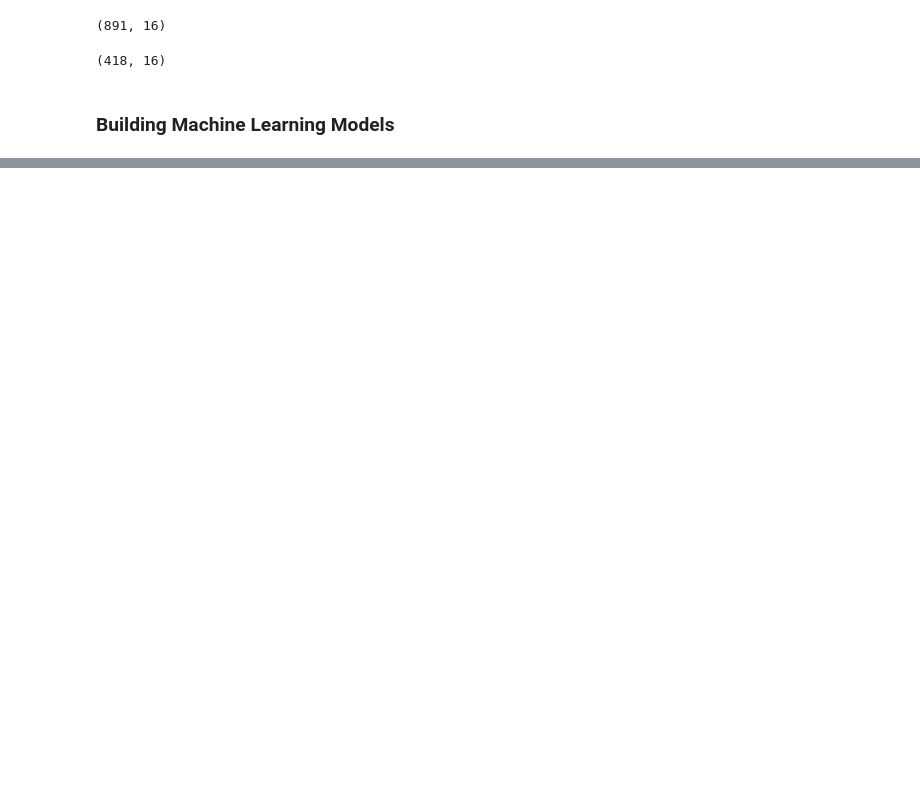
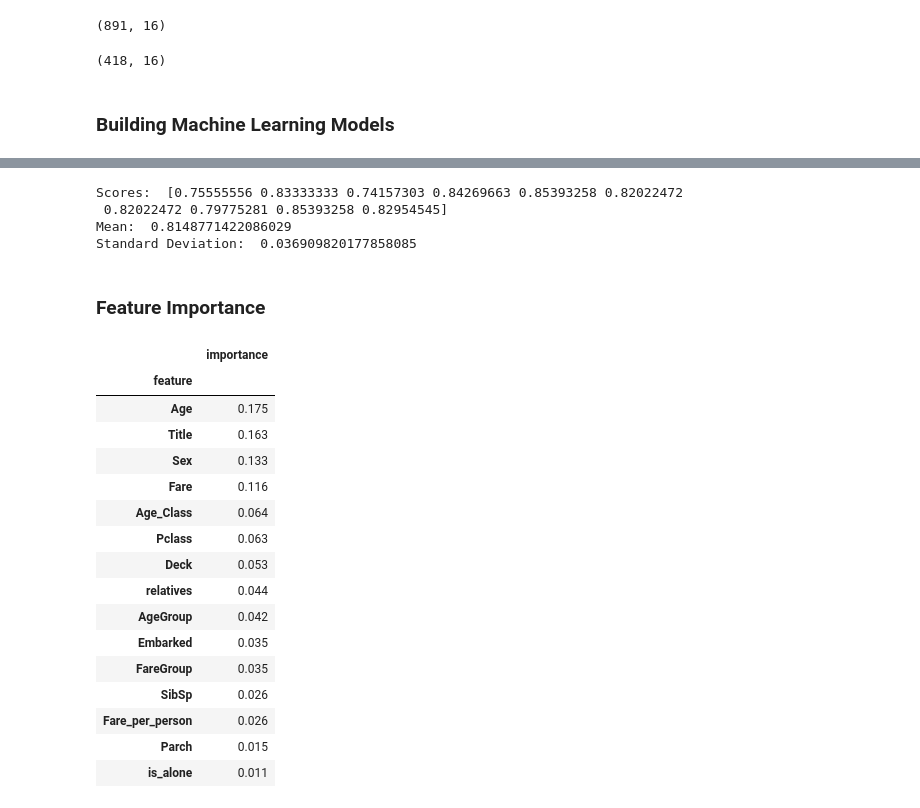
Before and after one commit to lenchyk/ML_Practice, a Jupyter notebook: Titanic/Titanic_anew.ipynb, the cells around one changed output, grey strips where cells are left out. Saved outputs shown, nothing was run; the diff lists cells and outputs as text; code cells hidden in the pictures; blank space fills up the shorter version.

```diff
--- a/Titanic/Titanic_anew.ipynb
+++ b/Titanic/Titanic_anew.ipynb
@@ -383,0 +442,6 @@ test.shape
+# %%
+gaussian = GaussianNB()
+gaussian.fit(X_train, Y_train)
+Y_pred = gaussian.predict(X_test)
+acc_gaussian = round(gaussian.score(X_train, Y_train) * 100, 2)
+acc_gaussian
@@ -383,0 +498,37 @@ test.shape
+# %%
+from sklearn.model_selection import cross_val_score
+rf = RandomForestClassifier(n_estimators = 100)
+scores = cross_val_score(rf, X_train, Y_train, cv=10, scoring='accuracy')
+print("Scores: ", scores)
+print("Mean: ", scores.mean())
+print("Standard Deviation: ", scores.std())
+# %% [output]
+Scores:  [0.75555556 0.83333333 0.74157303 0.84269663 0.85393258 0.82022472
+ 0.82022472 0.79775281 0.85393258 0.82954545]
+Mean:  0.8148771422086029
+Standard Deviation:  0.036909820177858085
+# %% [markdown]
+### Feature Importance
+# %%
+importances = pd.DataFrame({'feature': X_train.columns,
+                           'importance': np.round(random_forest.feature_importances_, 3)})
+importances = importances.sort_values('importance', ascending=False).set_index('feature')
+importances.head(15)
+# %% [output]
+|  | importance |
+| feature |  |
+| Age | 0.175 |
+| Title | 0.163 |
+| Sex | 0.133 |
+| Fare | 0.116 |
+| Age_Class | 0.064 |
+| Pclass | 0.063 |
+| Deck | 0.053 |
+| relatives | 0.044 |
+| AgeGroup | 0.042 |
+| Embarked | 0.035 |
+| FareGroup | 0.035 |
+| SibSp | 0.026 |
+| Fare_per_person | 0.026 |
+| Parch | 0.015 |
+| is_alone | 0.011 |
```
Also changed, not shown: parts of 33 cells of this notebook.
